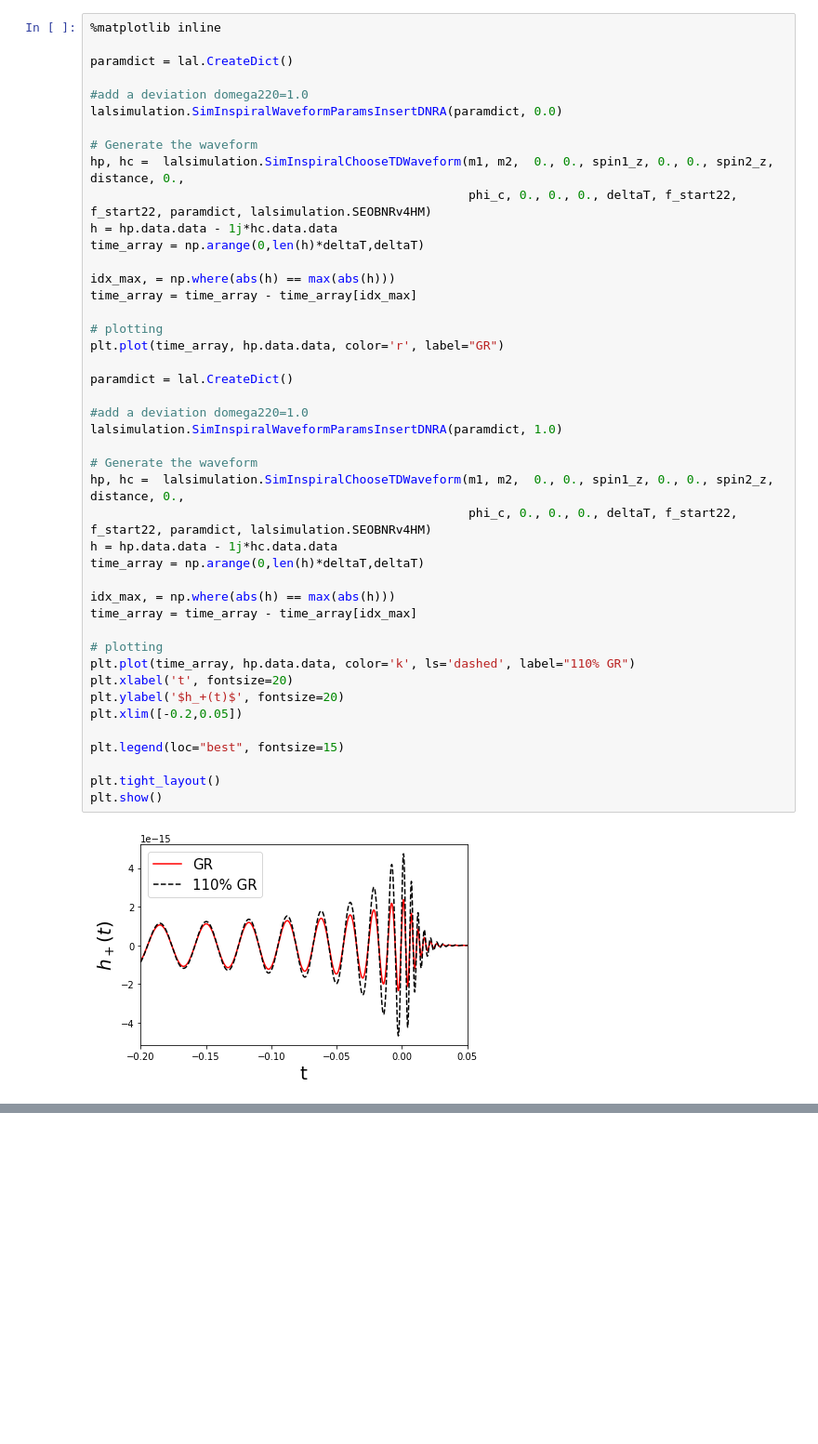
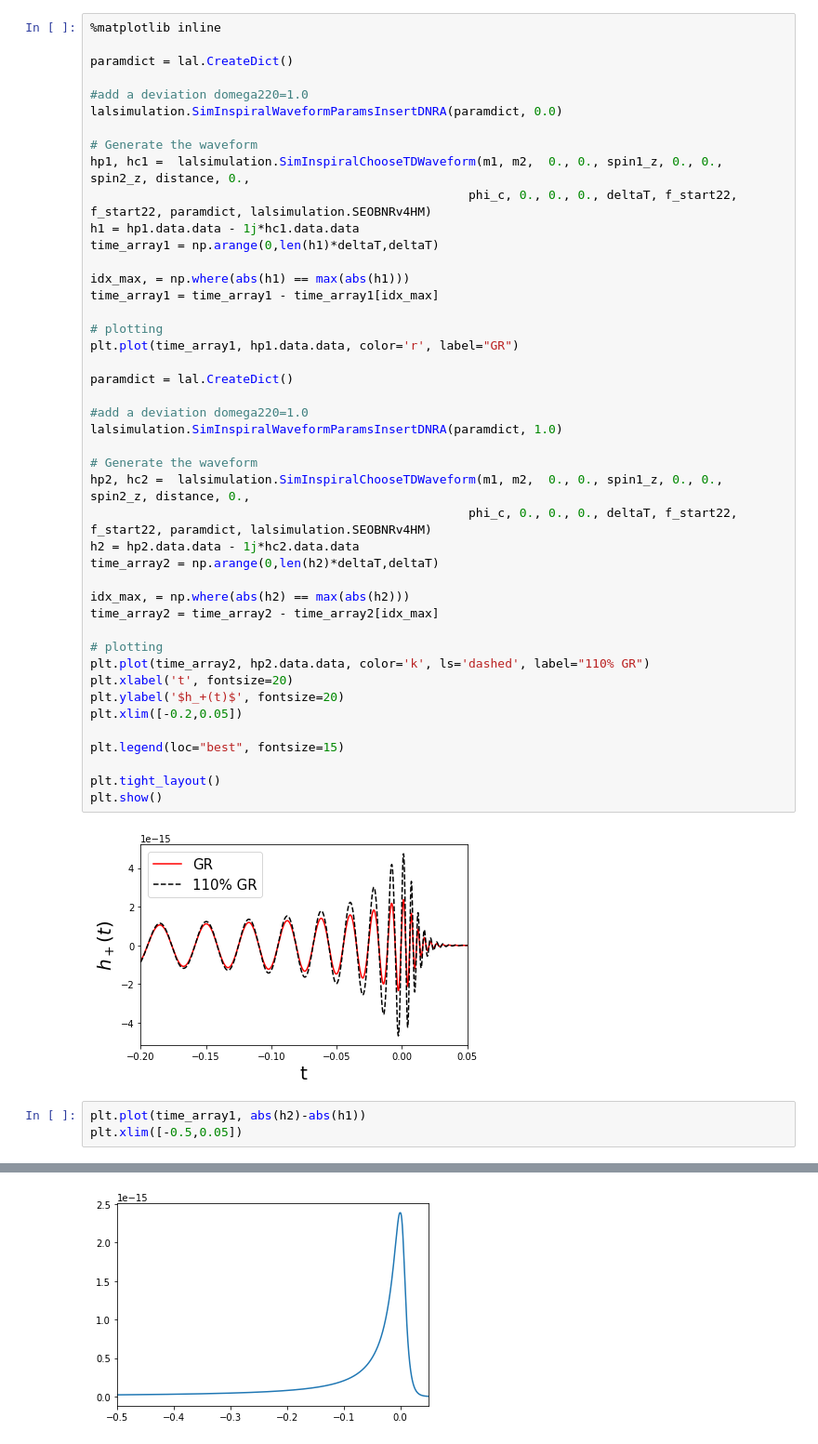
Before and after one commit to abhirup-ghosh/spinqnm, a Jupyter notebook: notebooks/eob_merger_modifications.ipynb, the cells around one changed output, grey strips where cells are left out. Shown at 93% size. Saved outputs shown, nothing was run; the diff lists cells and outputs as text; blank space fills up the shorter version.

```diff
--- a/notebooks/eob_merger_modifications.ipynb
+++ b/notebooks/eob_merger_modifications.ipynb
@@ -28,16 +28,16 @@ paramdict = lal.CreateDict()
 lalsimulation.SimInspiralWaveformParamsInsertDNRA(paramdict, 0.0)
 
 # Generate the waveform
-hp, hc =  lalsimulation.SimInspiralChooseTDWaveform(m1, m2,  0., 0., spin1_z, 0., 0., spin2_z, distance, 0.,
+hp1, hc1 =  lalsimulation.SimInspiralChooseTDWaveform(m1, m2,  0., 0., spin1_z, 0., 0., spin2_z, distance, 0.,
                                                     phi_c, 0., 0., 0., deltaT, f_start22, f_start22, paramdict, lalsimulation.SEOBNRv4HM)
-h = hp.data.data - 1j*hc.data.data
-time_array = np.arange(0,len(h)*deltaT,deltaT)
+h1 = hp1.data.data - 1j*hc1.data.data
+time_array1 = np.arange(0,len(h1)*deltaT,deltaT)
 
-idx_max, = np.where(abs(h) == max(abs(h)))
-time_array = time_array - time_array[idx_max]
+idx_max, = np.where(abs(h1) == max(abs(h1)))
+time_array1 = time_array1 - time_array1[idx_max]
 
 # plotting
-plt.plot(time_array, hp.data.data, color='r', label="GR")
+plt.plot(time_array1, hp1.data.data, color='r', label="GR")
 
 paramdict = lal.CreateDict()
 
@@ -45,16 +45,16 @@ paramdict = lal.CreateDict()
 lalsimulation.SimInspiralWaveformParamsInsertDNRA(paramdict, 1.0)
 
 # Generate the waveform
-hp, hc =  lalsimulation.SimInspiralChooseTDWaveform(m1, m2,  0., 0., spin1_z, 0., 0., spin2_z, distance, 0.,
+hp2, hc2 =  lalsimulation.SimInspiralChooseTDWaveform(m1, m2,  0., 0., spin1_z, 0., 0., spin2_z, distance, 0.,
                                                     phi_c, 0., 0., 0., deltaT, f_start22, f_start22, paramdict, lalsimulation.SEOBNRv4HM)
-h = hp.data.data - 1j*hc.data.data
-time_array = np.arange(0,len(h)*deltaT,deltaT)
+h2 = hp2.data.data - 1j*hc2.data.data
+time_array2 = np.arange(0,len(h2)*deltaT,deltaT)
 
-idx_max, = np.where(abs(h) == max(abs(h)))
-time_array = time_array - time_array[idx_max]
+idx_max, = np.where(abs(h2) == max(abs(h2)))
+time_array2 = time_array2 - time_array2[idx_max]
 
 # plotting
-plt.plot(time_array, hp.data.data, color='k', ls='dashed', label="110% GR")
+plt.plot(time_array2, hp2.data.data, color='k', ls='dashed', label="110% GR")
 plt.xlabel('t', fontsize=20)
 plt.ylabel('$h_+(t)$', fontsize=20)
 plt.xlim([-0.2,0.05])
@@ -65,3 +65,7 @@ plt.tight_layout()
 plt.show()
 # %% [output]
 [figure]
+# %%
+plt.plot(time_array1, abs(h2)-abs(h1))
+plt.xlim([-0.5,0.05])
+# %% [output]
@@ -67,0 +73 @@ plt.show()
+[figure, added]
```
Also changed, not shown: parts of 1 cell of this notebook.
